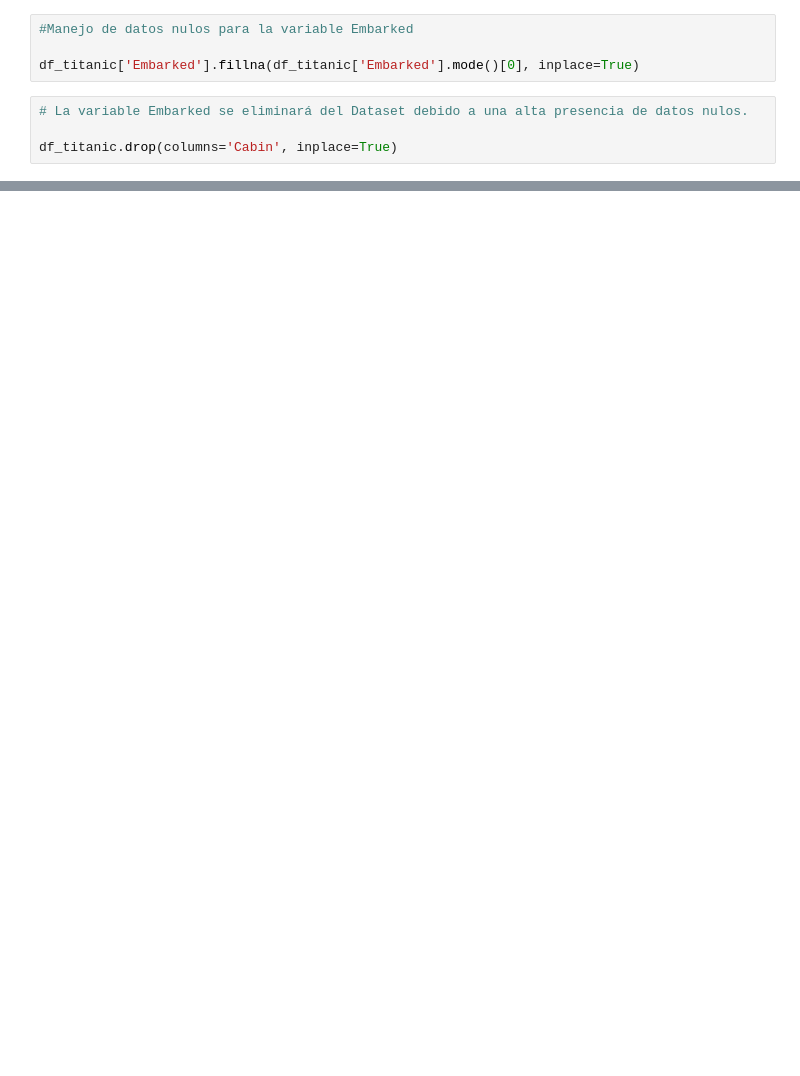
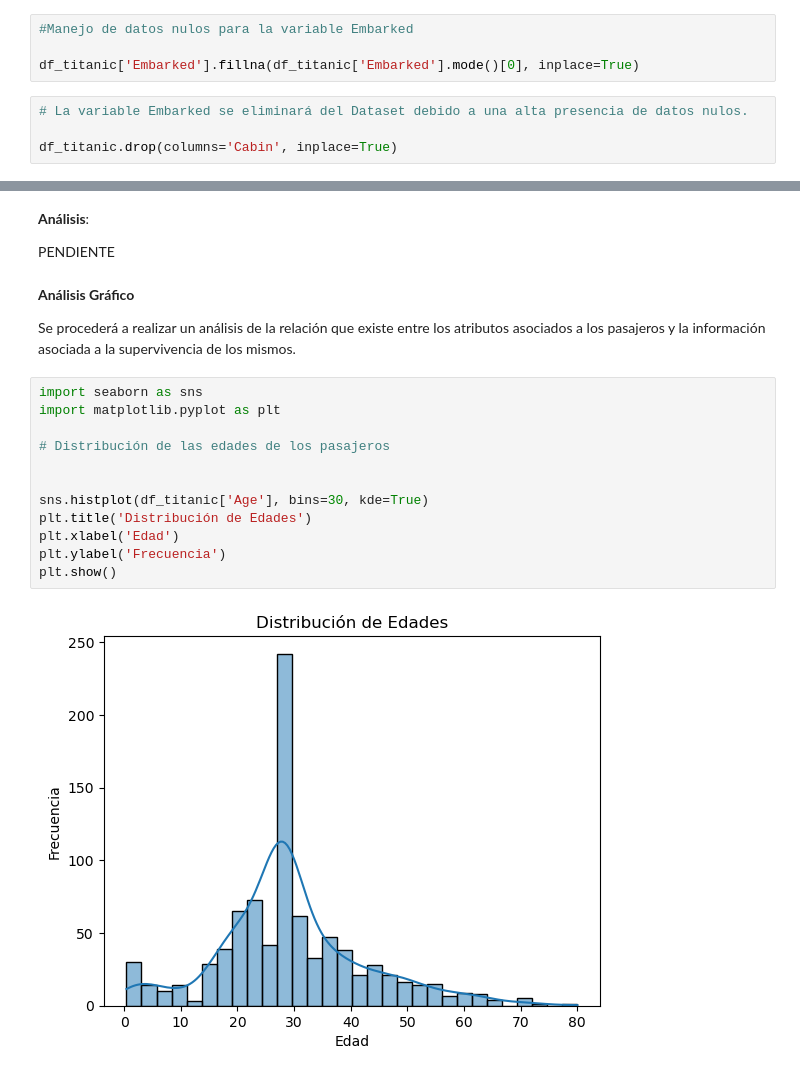
Before and after one commit to Daniel1martinez2/titanic-model-classification, a Jupyter notebook: main.ipynb, the cells around one changed output, grey strips where cells are left out. Saved outputs shown, nothing was run; the diff lists cells and outputs as text; blank space fills up the shorter version.

```diff
--- a/main.ipynb
+++ b/main.ipynb
@@ -112,0 +129,22 @@ dtype: int64
+# %% [markdown]
+**Análisis**:
+
+PENDIENTE
+# %% [markdown]
+**Análisis Gráfico**
+
+Se procederá a realizar un análisis de la relación que existe entre los atributos asociados a los pasajeros y la información asociada a la supervivencia de los mismos.
+# %%
+import seaborn as sns
+import matplotlib.pyplot as plt
+
+# Distribución de las edades de los pasajeros
+
+
+sns.histplot(df_titanic['Age'], bins=30, kde=True)
+plt.title('Distribución de Edades')
+plt.xlabel('Edad')
+plt.ylabel('Frecuencia')
+plt.show()
+# %% [output]
+[figure, added]
```
Also changed, not shown: parts of 17 cells of this notebook.
